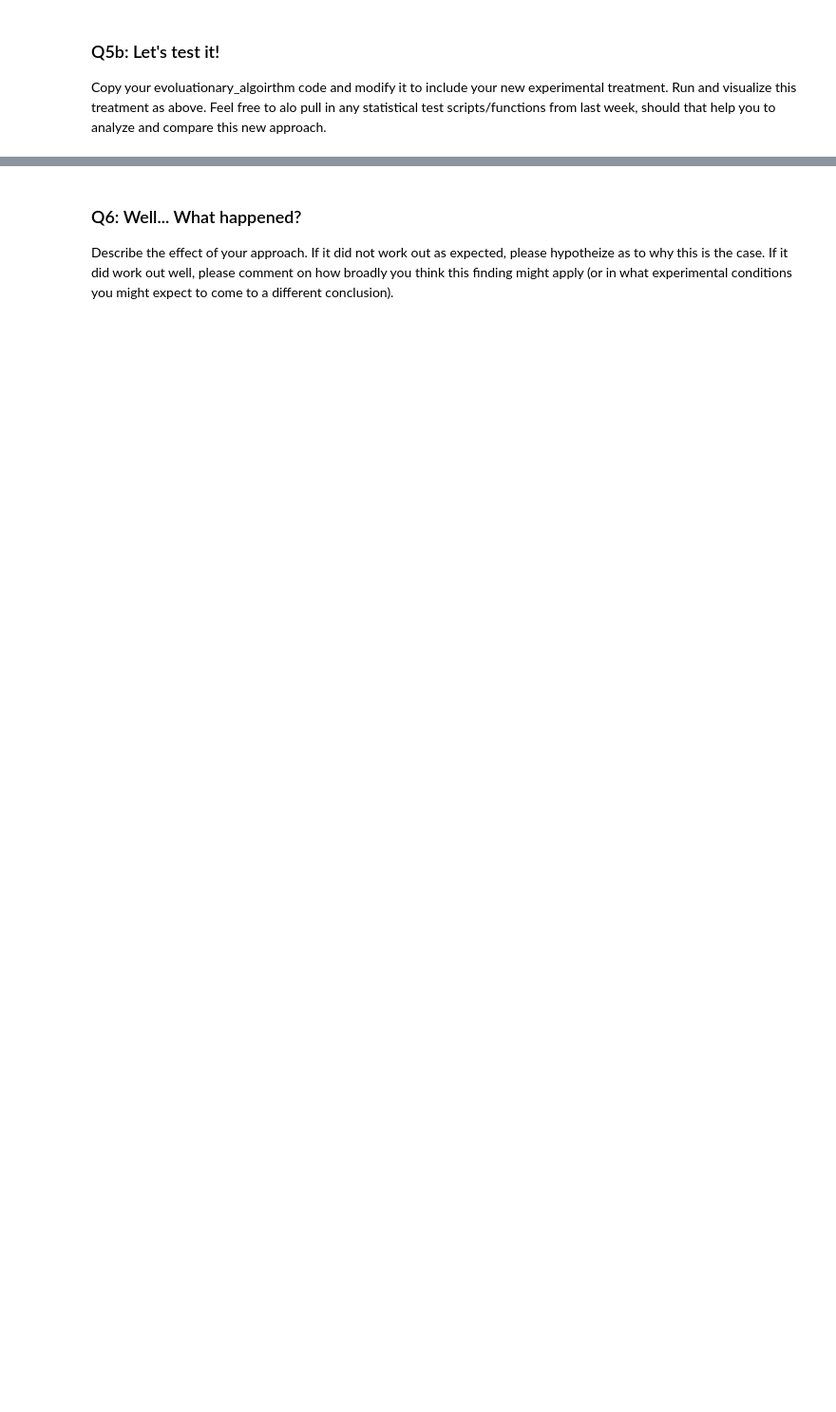
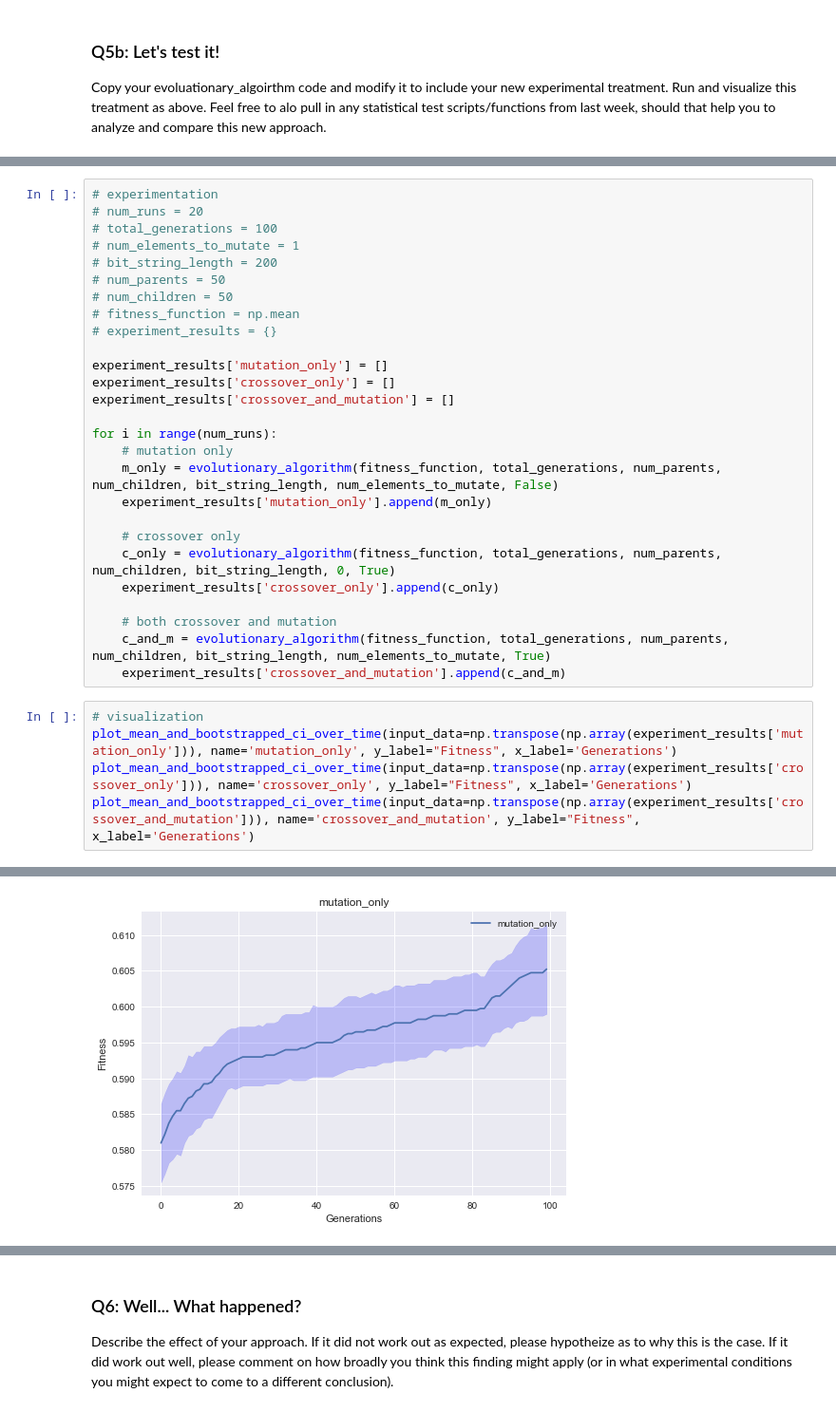
Before and after one commit to jdonovanCS/CS-352-Evolutionary-Computation, a Jupyter notebook: assignment_4/Assignment_4_Populations_jdonova6.ipynb, the cells around one changed output, grey strips where cells are left out. Shown at 95% size. Drawn from its saved outputs; the diff is of its cells as text; blank space fills up the shorter version.

```diff
--- a/assignment_4/Assignment_4_Populations_jdonova6.ipynb
+++ b/assignment_4/Assignment_4_Populations_jdonova6.ipynb
@@ -152,0 +405,33 @@ Copy your evoluationary_algoirthm code and modify it to include your new experim
+# %%
+# experimentation
+# num_runs = 20
+# total_generations = 100
+# num_elements_to_mutate = 1
+# bit_string_length = 200
+# num_parents = 50
+# num_children = 50
+# fitness_function = np.mean
+# experiment_results = {}
+
+experiment_results['mutation_only'] = []
+experiment_results['crossover_only'] = []
+experiment_results['crossover_and_mutation'] = []
+
+for i in range(num_runs):
+    # mutation only
+    m_only = evolutionary_algorithm(fitness_function, total_generations, num_parents, num_children, bit_string_length, num_elements_to_mutate, False)
+    experiment_results['mutation_only'].append(m_only)
+
+    # crossover only
+    c_only = evolutionary_algorithm(fitness_function, total_generations, num_parents, num_children, bit_string_length, 0, True)
+    experiment_results['crossover_only'].append(c_only)
+
+    # both crossover and mutation
+    c_and_m = evolutionary_algorithm(fitness_function, total_generations, num_parents, num_children, bit_string_length, num_elements_to_mutate, True)
+    experiment_results['crossover_and_mutation'].append(c_and_m)
+# %%
+# visualization
+plot_mean_and_bootstrapped_ci_over_time(input_data=np.transpose(np.array(experiment_results['mutation_only'])), name='mutation_only', y_label="Fitness", x_label='Generations')
+plot_mean_and_bootstrapped_ci_over_time(input_data=np.transpose(np.array(experiment_results['crossover_only'])), name='crossover_only', y_label="Fitness", x_label='Generations')
+plot_mean_and_bootstrapped_ci_over_time(input_data=np.transpose(np.array(experiment_results['crossover_and_mutation'])), name='crossover_and_mutation', y_label="Fitness", x_label='Generations')
+# %% [output]
@@ -152,0 +441 @@ Copy your evoluationary_algoirthm code and modify it to include your new experim
+[figure, added]
```
Also changed, not shown: parts of 27 cells of this notebook.
